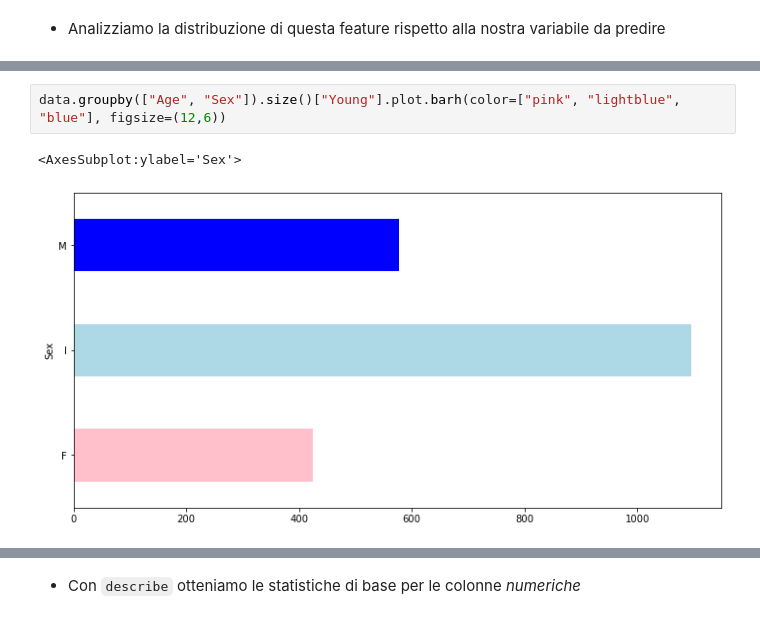
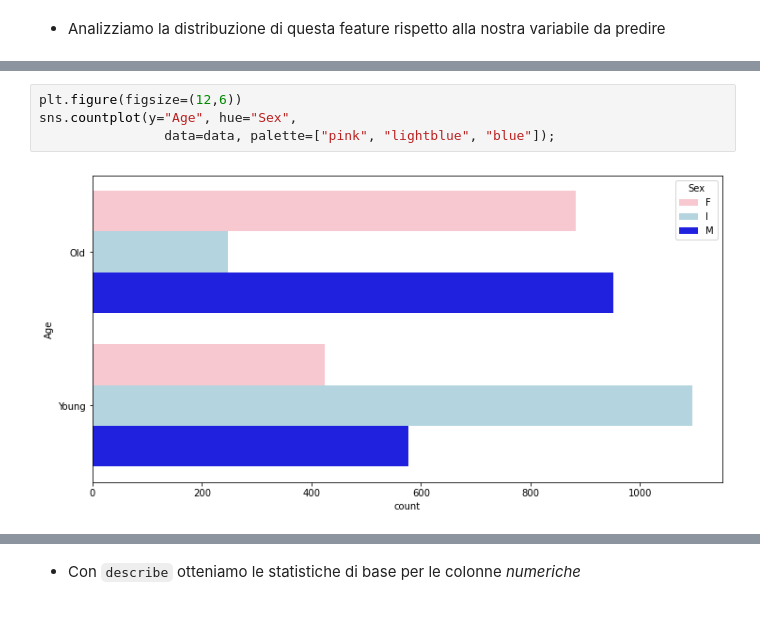
Before and after one commit to albispark/progetto-data-intensive, a Jupyter notebook: Progetto.ipynb, the cells around one changed output, grey strips where cells are left out. Saved outputs shown, nothing was run; the diff lists cells and outputs as text.

```diff
--- a/Progetto.ipynb
+++ b/Progetto.ipynb
@@ -220,5 +207,6 @@ data.groupby(["Age", "Sex"]).size()["Old"].plot.barh(color=["pink", "lightblue",
-# %%
-data.groupby(["Age", "Sex"]).size()["Young"].plot.barh(color=["pink", "lightblue", "blue"], figsize=(12,6))
-# %% [output]
-<AxesSubplot:ylabel='Sex'>
-[figure, removed]
+# %%
+plt.figure(figsize=(12,6))
+sns.countplot(y="Age", hue="Sex",
+                data=data, palette=["pink", "lightblue", "blue"]);
+# %% [output]
+[figure, added]
```
Also changed, not shown: parts of 33 cells of this notebook.
